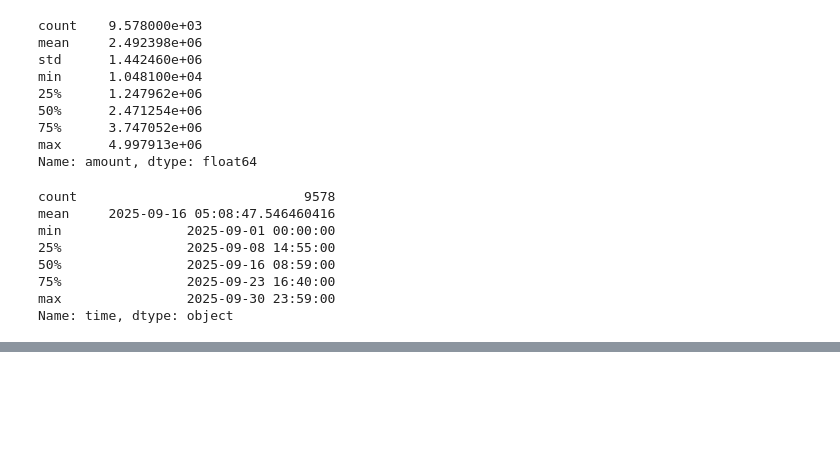
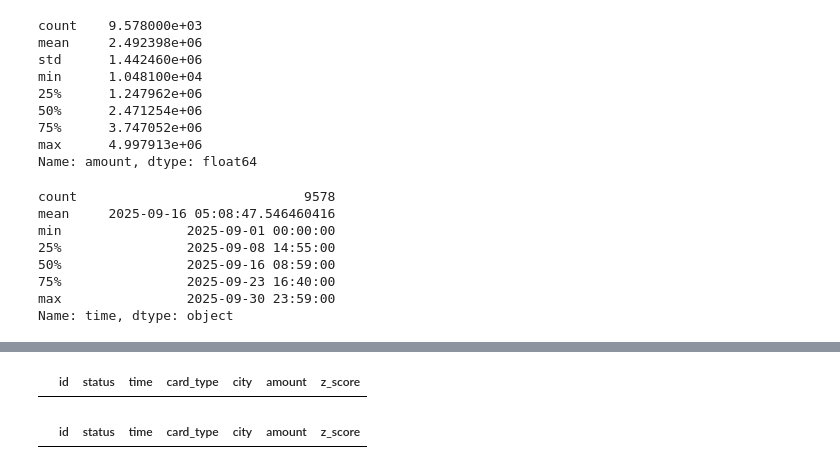
Before and after one commit to MRXLANTERN1390/IranianCustomer_Payment, a Jupyter notebook: NoteBook.ipynb, the cells around one changed output, grey strips where cells are left out. Saved outputs shown, nothing was run; the diff lists cells and outputs as text; code cells hidden in the pictures; blank space fills up the shorter version.

```diff
--- a/NoteBook.ipynb
+++ b/NoteBook.ipynb
@@ -196,0 +205,22 @@ Name: time, dtype: object
+# %%
+q1 = df['amount'].quantile(0.25)
+q3 = df['amount'].quantile(0.75)
+
+IQR = q3 - q1
+
+lower_bound = q1 - 1.5 * IQR
+upper_bound = q3 + 1.5 * IQR
+
+df[(df['amount'] > upper_bound) | (df['amount'] < lower_bound)]
+# %% [output]
+|  | id | status | time | card_type | city | amount | z_score |
+# %%
+# By Z Score
+
+mean = df['amount'].mean()
+std = df['amount'].std()
+
+df['z_score'] = (df['amount'] - mean) / std
+df[df['z_score'] > 3]
+# %% [output]
+|  | id | status | time | card_type | city | amount | z_score |
```
Also changed, not shown: parts of 3 cells of this notebook.
